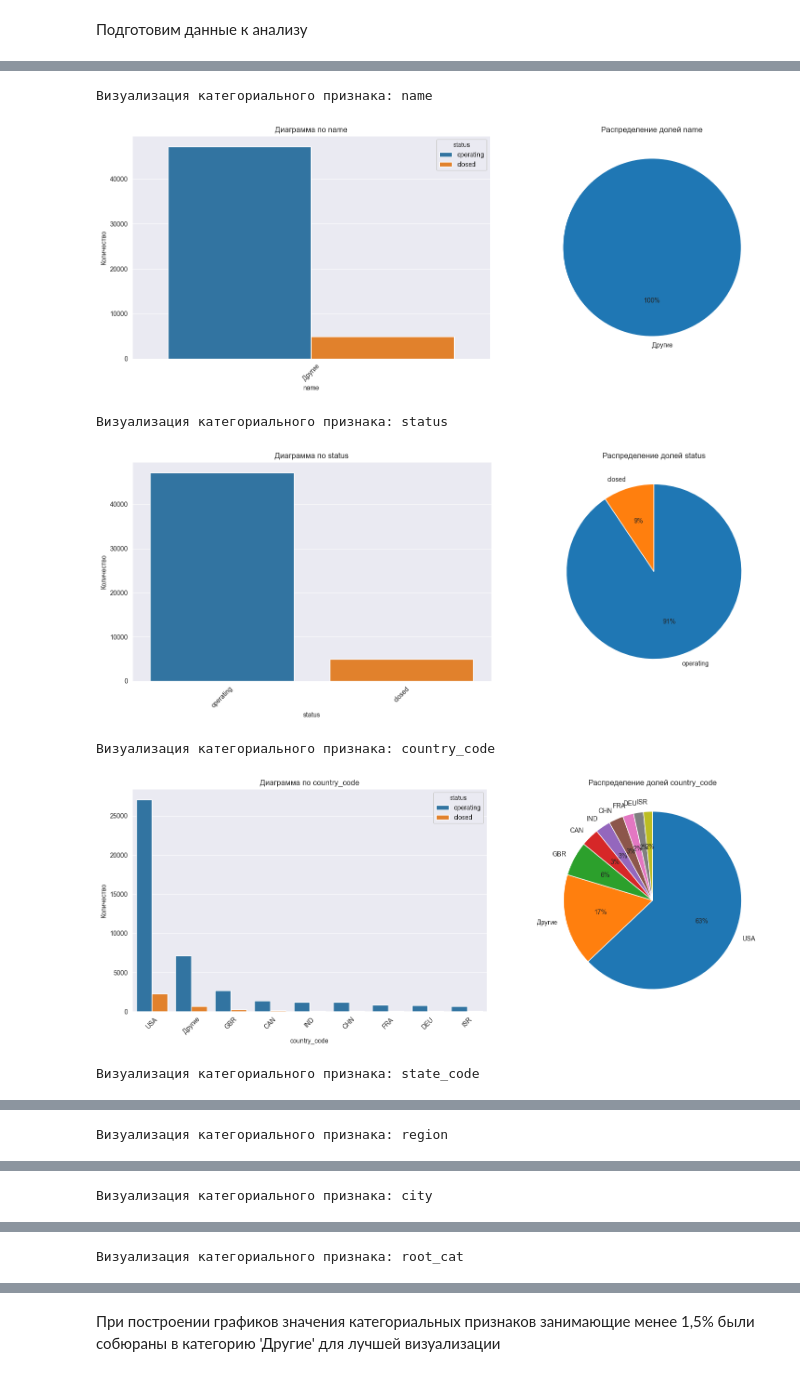
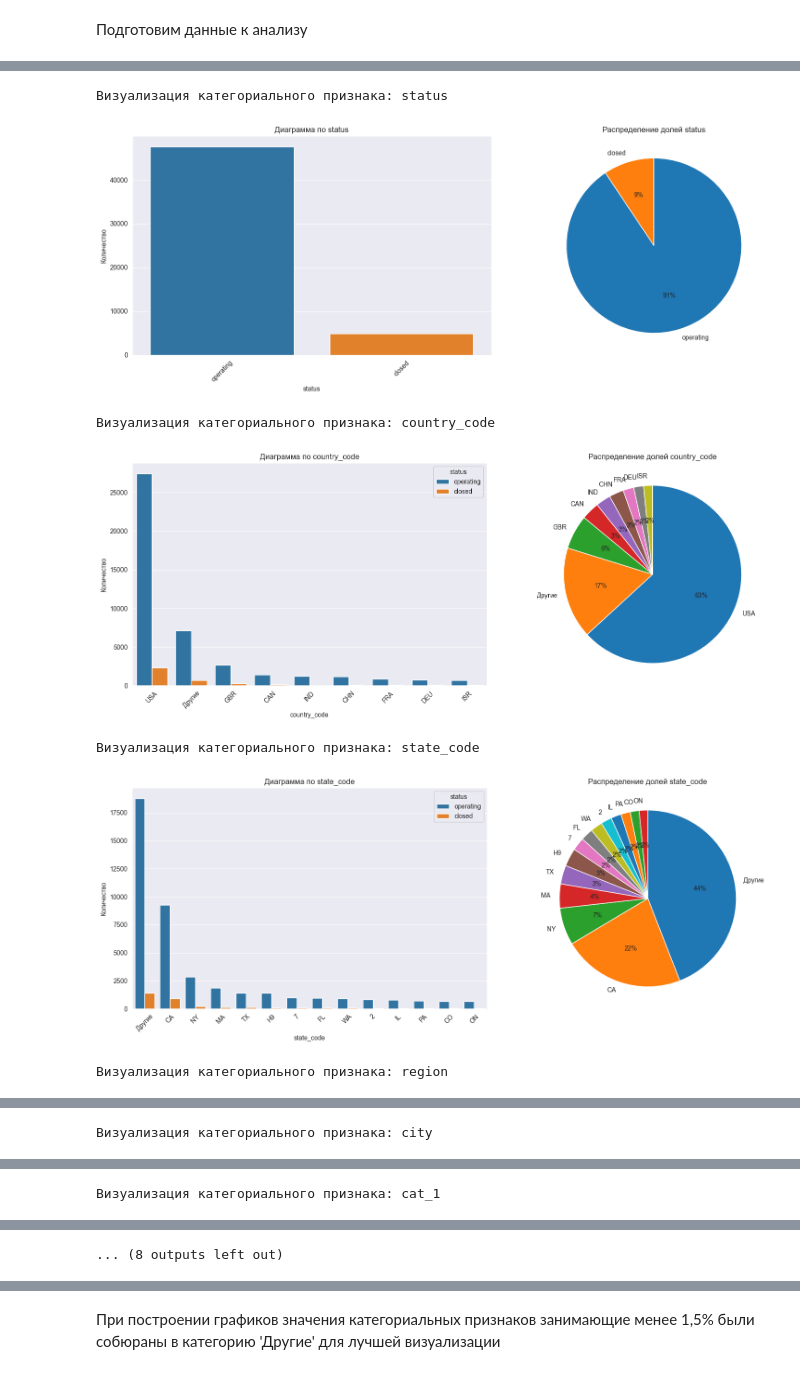
Before and after one commit to onejetpilot/start_up, a Jupyter notebook: start_up_pred.ipynb, the cells around one changed output, grey strips where cells are left out. Cells and saved outputs as stored; diff of their text form; code cells hidden in the pictures.

```diff
--- a/start_up_pred.ipynb
+++ b/start_up_pred.ipynb
@@ -437,6 +441,0 @@ test[date_cols2] = test[date_cols2].apply(pd.to_datetime, errors='coerce')
-# %%
-# Создадим столбцы с корневыми и конечными категориями
-train['root_cat'] = train['category_list'].str.split('|').str[0]
-train['root_cat'] = train['root_cat'].fillna('other')
-test['root_cat'] = test['category_list'].str.split('|').str[0]
-test['root_cat'] = test['root_cat'].fillna('other')
@@ -442,0 +448,12 @@ test['root_cat'] = test['root_cat'].fillna('other')
+# %%
+# Создадим 5 колонок с категориями, если категории нет - устанавливаем значение other
+def process_categories(df):
+    df = df.copy()
+    splitted = df['category_list'].str.split('|', expand=True).iloc[:, :5]
+    col_names = [f'cat_{i+1}' for i in range(5)]
+    df[col_names] = splitted.fillna('other')
+    return df
+# %%
+# Применяем функцию к обоим датафреймам
+split_train = process_categories(train)
+split_test = process_categories(test)
@@ -443,13 +482,15 @@ test['root_cat'] = test['root_cat'].fillna('other')
 # %%
-train = train.drop(columns='category_list')
+# Общая колонка с категориями нам больше не нужна, удалим ее
+split_train = split_train.drop(columns='category_list')
+split_test = split_test.drop(columns='category_list')
 # %%
-# Визуализируем признаки
-all_diag(train, column_type='categorical', hue='status')
+# Визуализируем категориальные признаки
+all_diag(split_train, column_type='categorical', hue='status')
 # %% [output]
-Визуализация категориального признака: name
+Визуализация категориального признака: status
-[figure, old version]
+[figure, new version]
-Визуализация категориального признака: status
+Визуализация категориального признака: country_code
-[figure, old version]
+[figure, new version]
-Визуализация категориального признака: country_code
+Визуализация категориального признака: state_code
-[figure, old version]
+[figure, new version]
-Визуализация категориального признака: state_code
+Визуализация категориального признака: region
@@ -457 +498 @@ all_diag(train, column_type='categorical', hue='status')
-Визуализация категориального признака: region
+Визуализация категориального признака: city
@@ -459 +500 @@ all_diag(train, column_type='categorical', hue='status')
-Визуализация категориального признака: city
+Визуализация категориального признака: cat_1
@@ -461 +502 @@ all_diag(train, column_type='categorical', hue='status')
-Визуализация категориального признака: root_cat
+... (8 outputs left out)
```
Also changed, not shown: parts of 141 cells of this notebook.
